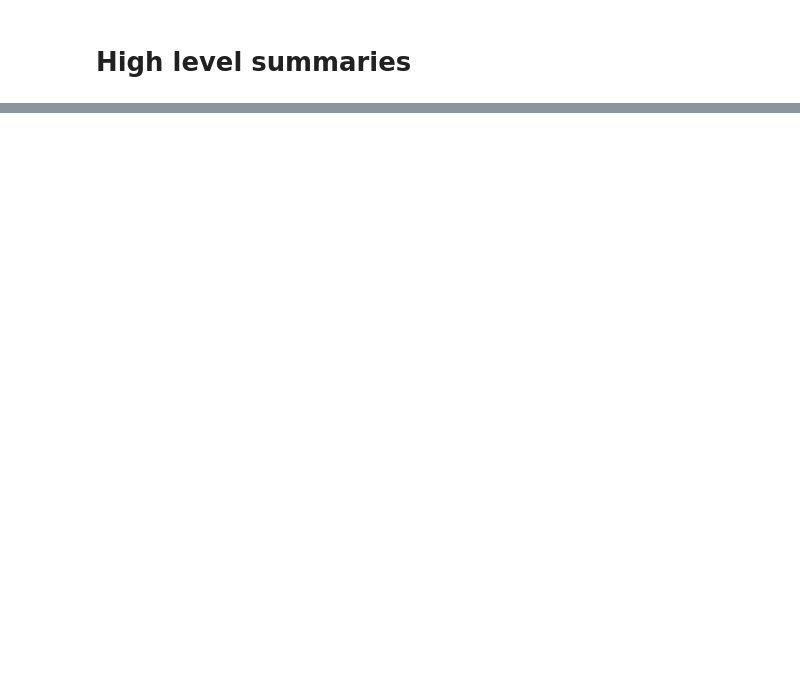
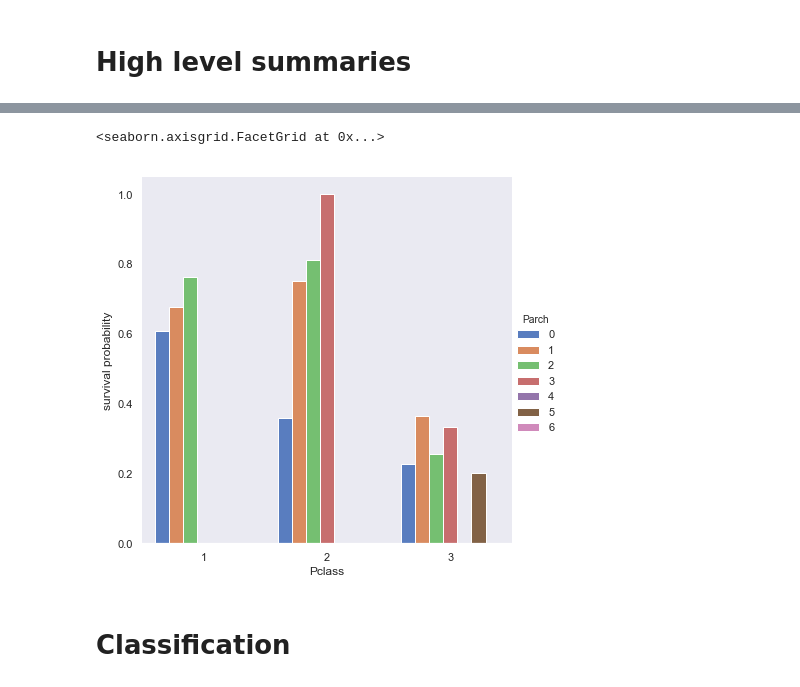
Before and after one commit to aoshdev/data-analysis, a Jupyter notebook: Titanic/titanic-analysis.ipynb, the cells around one changed output, grey strips where cells are left out. Cells and saved outputs as stored; diff of their text form; code cells hidden in the pictures; blank space fills up the shorter version.

```diff
--- a/Titanic/titanic-analysis.ipynb
+++ b/Titanic/titanic-analysis.ipynb
@@ -21,0 +52,11 @@ train.head()
+# %%
+# Draw a nested barplot to show survival for class and sex
+g = sns.catplot(x="Pclass", y="Survived", hue="Parch", data=train,
+                height=6, kind="bar", palette="muted", ci=None)
+g.despine(left=True)
+g.set_ylabels("survival probability")
+# %% [output]
+<seaborn.axisgrid.FacetGrid at 0x...>
+[figure, added]
+# %% [markdown]
+# Classification
```
Also changed, not shown: parts of 10 cells of this notebook, 1 other file.
